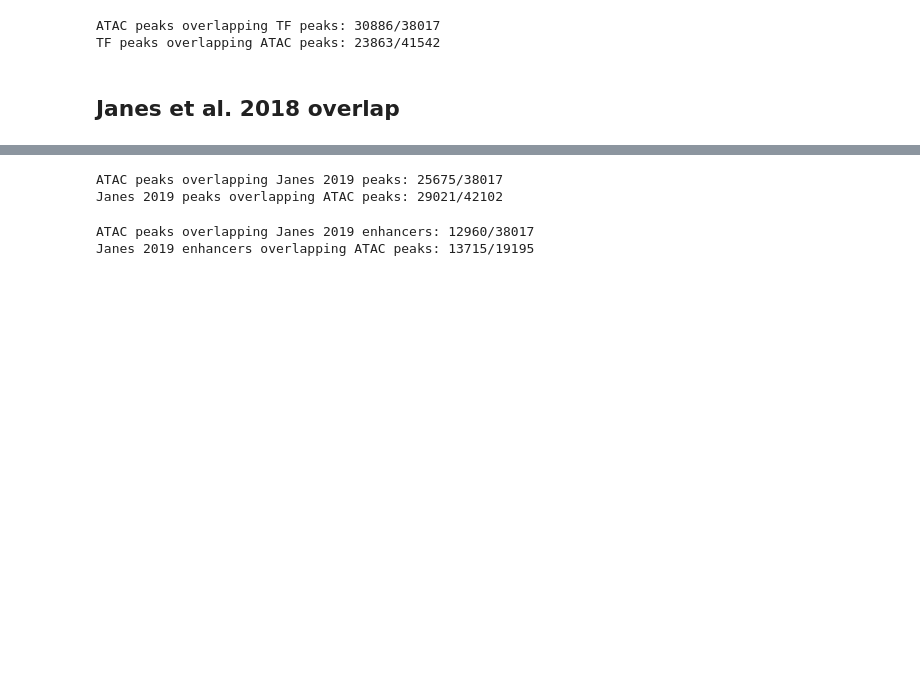
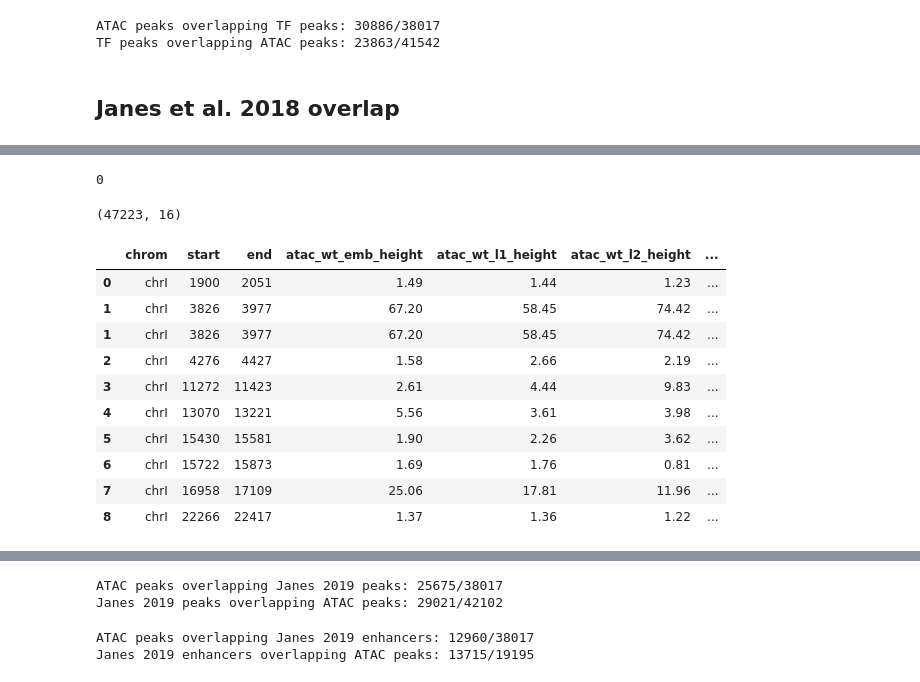
Before and after one commit to tdurham86/L2_sci-ATAC-seq, a Jupyter notebook: notebooks/peak_investigation.ipynb, the cells around one changed output, grey strips where cells are left out. Saved outputs shown, nothing was run; the diff lists cells and outputs as text; code cells hidden in the pictures; blank space fills up the shorter version.

```diff
--- a/notebooks/peak_investigation.ipynb
+++ b/notebooks/peak_investigation.ipynb
@@ -824,3 +922,11 @@ ATAC peaks overlapping TF peaks: 30886/38017
 TF peaks overlapping ATAC peaks: 23863/41542
 # %% [markdown]
 ## Janes et al. 2018 overlap
+# %%
+pandas.set_option('display.max_rows', 500)
+pandas.set_option('display.max_columns', 500)
+# %%
+janes2018_fig1 = pandas.read_csv('ATAC_sequencing/2018_worm_atac/ref_data/TSS/'
+                                 'janes2018/janes2018_fig1_data1_v2.txt', sep='\t')
+print(janes2018_fig1.shape)
+janes2018_fig1.head()
@@ -826,0 +954,30 @@ TF peaks overlapping ATAC peaks: 23863/41542
+# %%
+len(sig_tps['index'])
+# %% [output]
+0
+# %%
+from scipy import stats
+height_cols = janes2018_fig1.columns[janes2018_fig1.columns.str.contains('height')]
+sig_tps = {'index':[],
+           'timepoint':[]}
+for row_idx in janes2018_fig1.index.values:
+    zscores = stats.zscore(janes2018_fig1.loc[row_idx,height_cols].to_numpy().astype(float))
+    for col_idx in numpy.where(zscores >= 1.5)[0]:
+        sig_tps['index'].append(row_idx)
+        sig_tps['timepoint'].append(height_cols[col_idx])
+janes2018_fig1_w_tp = janes2018_fig1.join(pandas.DataFrame(sig_tps).set_index('index'))
+print(janes2018_fig1_w_tp.shape)
+janes2018_fig1_w_tp.head(10)
+# %% [output]
+(47223, 16)
+|  | chrom | start | end | atac_wt_emb_height | atac_wt_l1_height | atac_wt_l2_height | ... |
+| 0 | chrI | 1900 | 2051 | 1.49 | 1.44 | 1.23 | ... |
+| 1 | chrI | 3826 | 3977 | 67.20 | 58.45 | 74.42 | ... |
+| 1 | chrI | 3826 | 3977 | 67.20 | 58.45 | 74.42 | ... |
+| 2 | chrI | 4276 | 4427 | 1.58 | 2.66 | 2.19 | ... |
+| 3 | chrI | 11272 | 11423 | 2.61 | 4.44 | 9.83 | ... |
+| 4 | chrI | 13070 | 13221 | 5.56 | 3.61 | 3.98 | ... |
+| 5 | chrI | 15430 | 15581 | 1.90 | 2.26 | 3.62 | ... |
+| 6 | chrI | 15722 | 15873 | 1.69 | 1.76 | 0.81 | ... |
+| 7 | chrI | 16958 | 17109 | 25.06 | 17.81 | 11.96 | ... |
+| 8 | chrI | 22266 | 22417 | 1.37 | 1.36 | 1.22 | ... |
```
Also changed, not shown: parts of 23 cells of this notebook, 2 other files.
